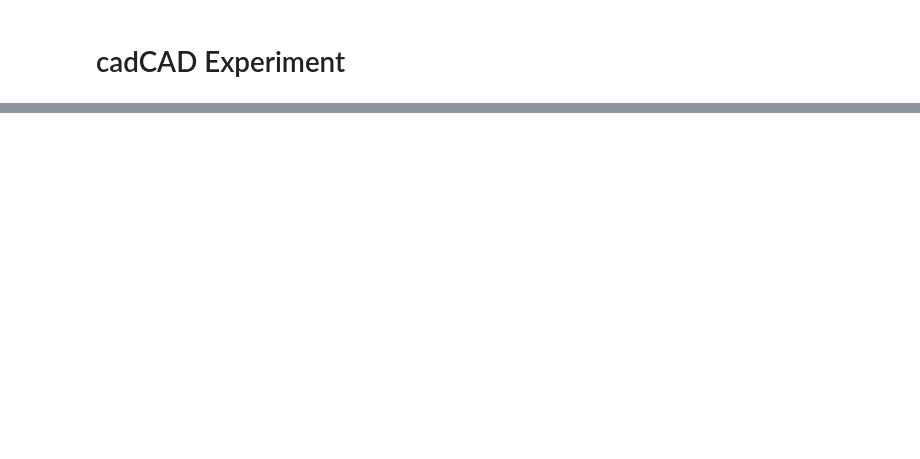
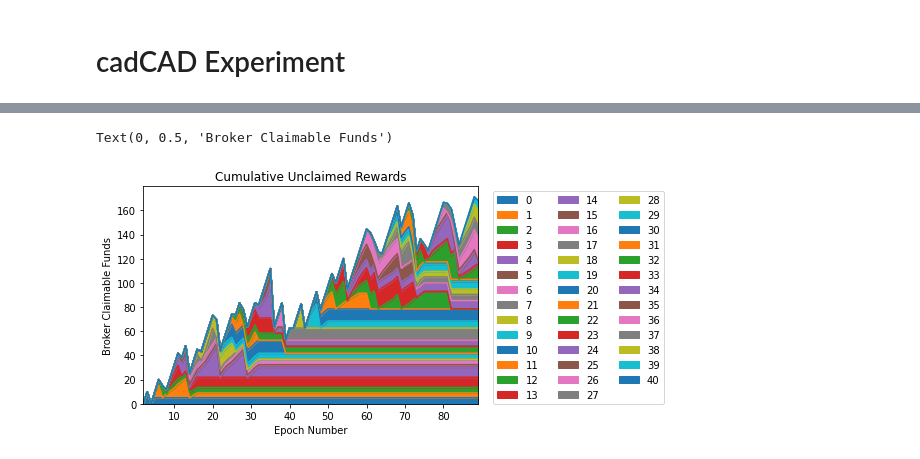
Before and after one commit to BlockScience/proposal-inverter, a Jupyter notebook: experiment.ipynb, the cells around one changed output, grey strips where cells are left out. Cells and saved outputs as stored; diff of their text form; code cells hidden in the pictures; blank space fills up the shorter version.

```diff
--- a/experiment.ipynb
+++ b/experiment.ipynb
@@ -45,0 +51,23 @@ df_plot.plot()
+# %%
+import pandas as pd
+df1 = df.reset_index().brokers
+
+broker_claimable = {}
+timestep = 0
+for broker_dict in df1:
+    for broker_id, broker in broker_dict.items():
+        if broker_id not in broker_claimable:
+            broker_claimable[broker_id] = {}
+        broker_claimable[broker_id][timestep] = broker.claimable_funds
+
+    timestep += 1
+
+df_plot = pd.DataFrame(broker_claimable)
+df_plot.plot(kind='area')
+plt.gca().legend(loc=9, bbox_to_anchor=(1.3, 1), ncol=3)
+plt.title('Cumulative Unclaimed Rewards')
+plt.xlabel('Epoch Number')
+plt.ylabel('Broker Claimable Funds')
+# %% [output]
+Text(0, 0.5, 'Broker Claimable Funds')
+[figure, added]
```
Also changed, not shown: parts of 2 cells of this notebook, 2 other files.
